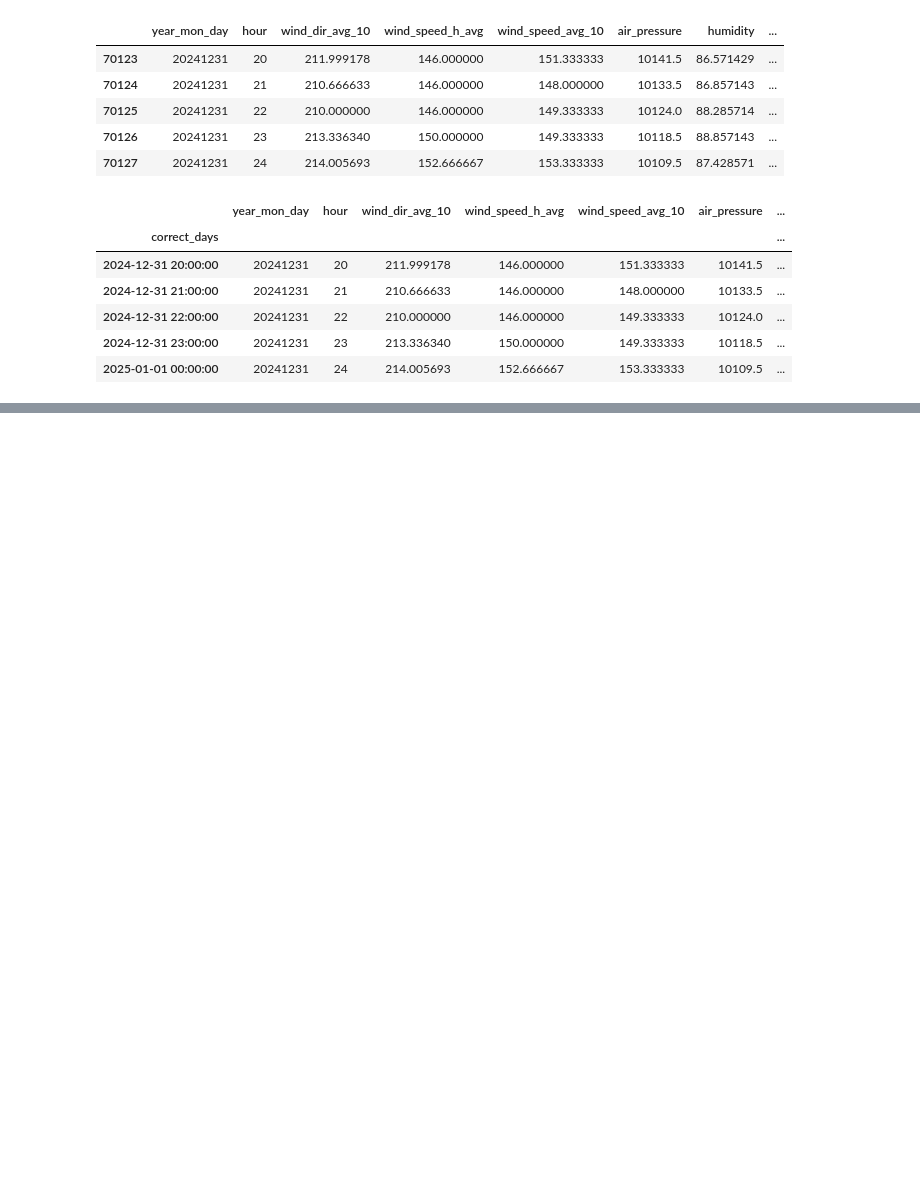
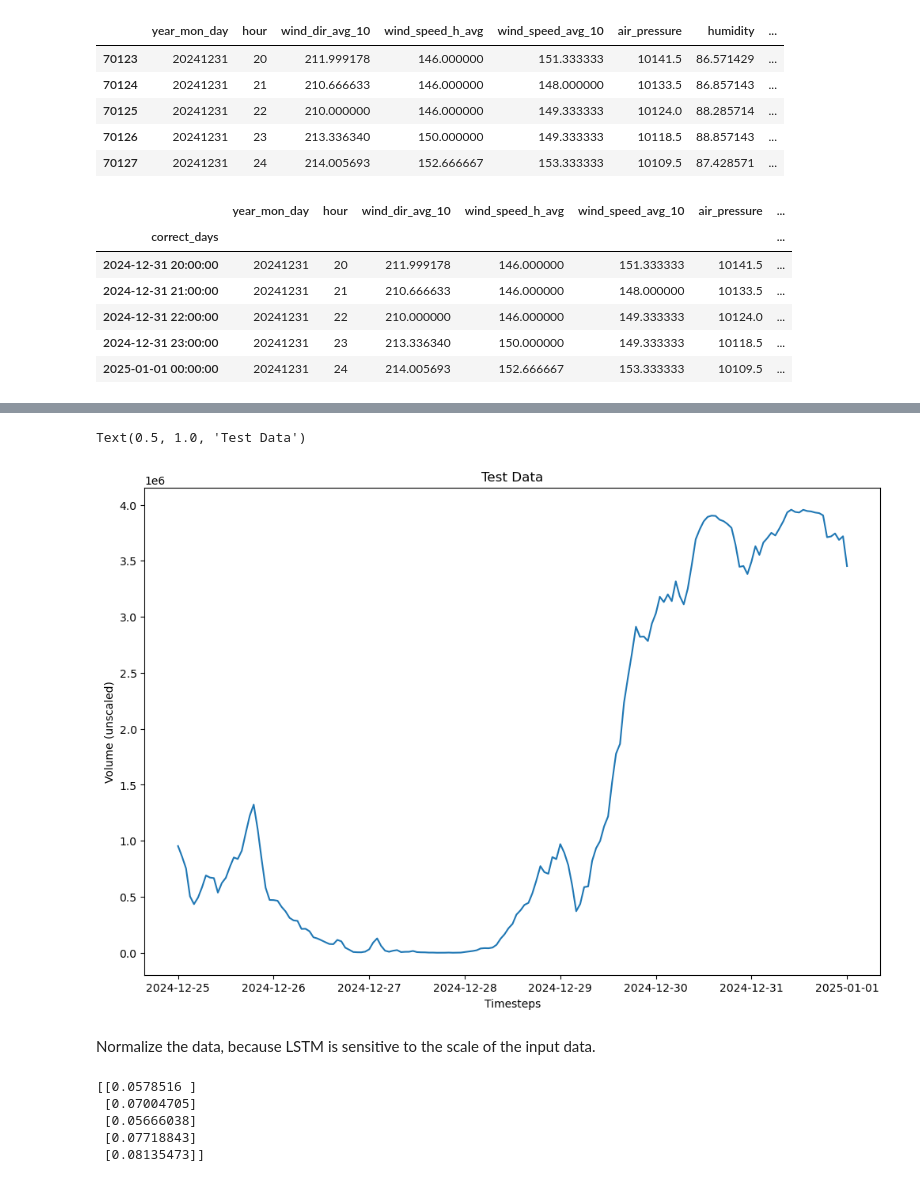
Before and after one commit to benrodion/Watts-next, a Jupyter notebook: LSTM.ipynb, the cells around one changed output, grey strips where cells are left out. Drawn from its saved outputs; the diff is of its cells as text; code cells hidden in the pictures; blank space fills up the shorter version.

```diff
--- a/LSTM.ipynb
+++ b/LSTM.ipynb
@@ -54,0 +94,10 @@ data.tail()
+# %%
+# quick plot
+plt.figure(figsize=(12,8))
+plt.plot(test_data)
+plt.xlabel("Timesteps")
+plt.ylabel("Volume (unscaled)")
+plt.title("Test Data")
+# %% [output]
+Text(0.5, 1.0, 'Test Data')
+[figure, added]
@@ -54,0 +111,15 @@ data.tail()
+# %% [markdown]
+Normalize the data, because LSTM is sensitive to the scale of the input data.
+# %%
+object = StandardScaler()
+
+#standardization
+train_data = object.fit_transform(train_data)
+
+print(train_data[:5])
+# %% [output]
+[[0.0578516 ]
+ [0.07004705]
+ [0.05666038]
+ [0.07718843]
+ [0.08135473]]
```
Also changed, not shown: parts of 9 cells of this notebook, 1 other file.
